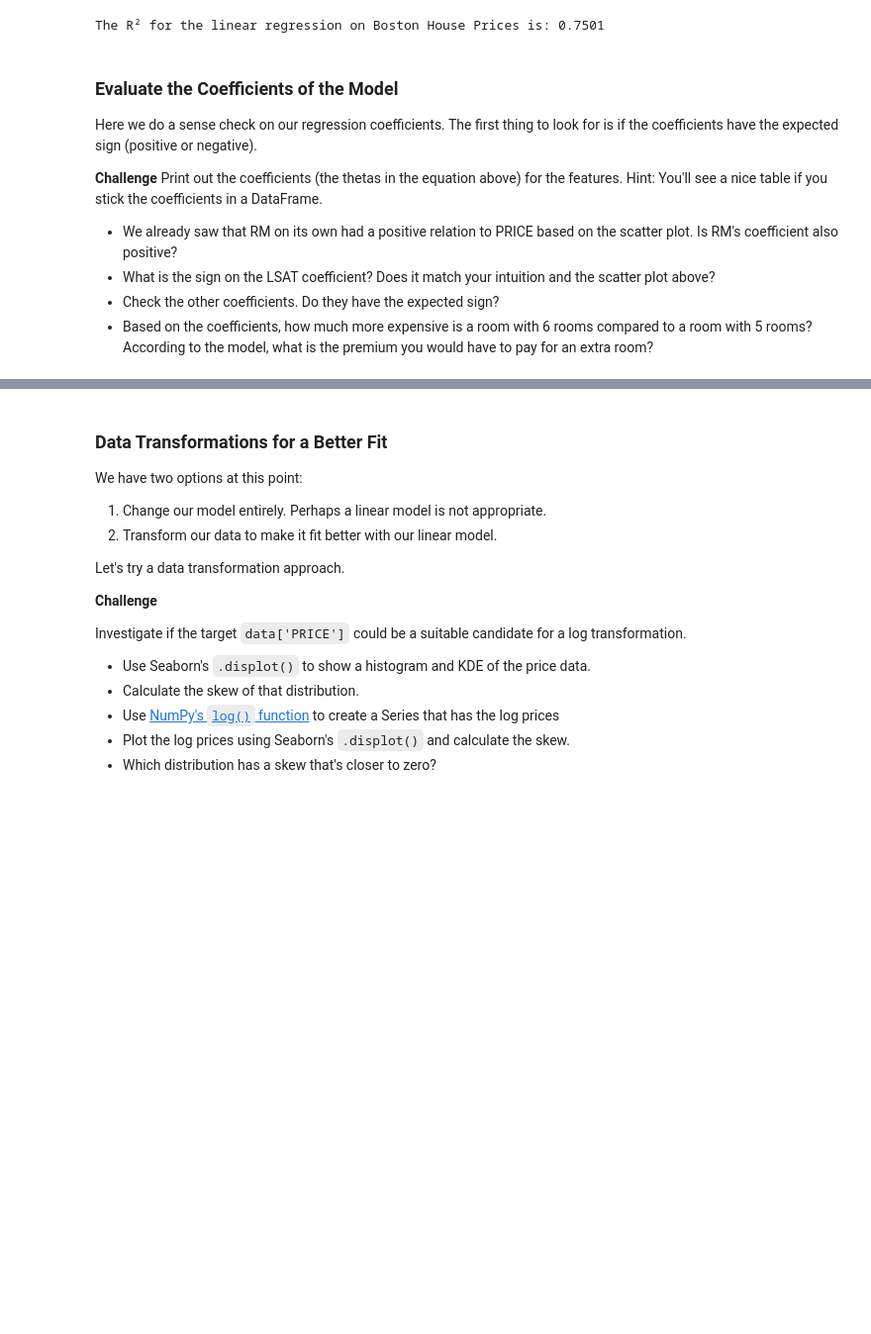
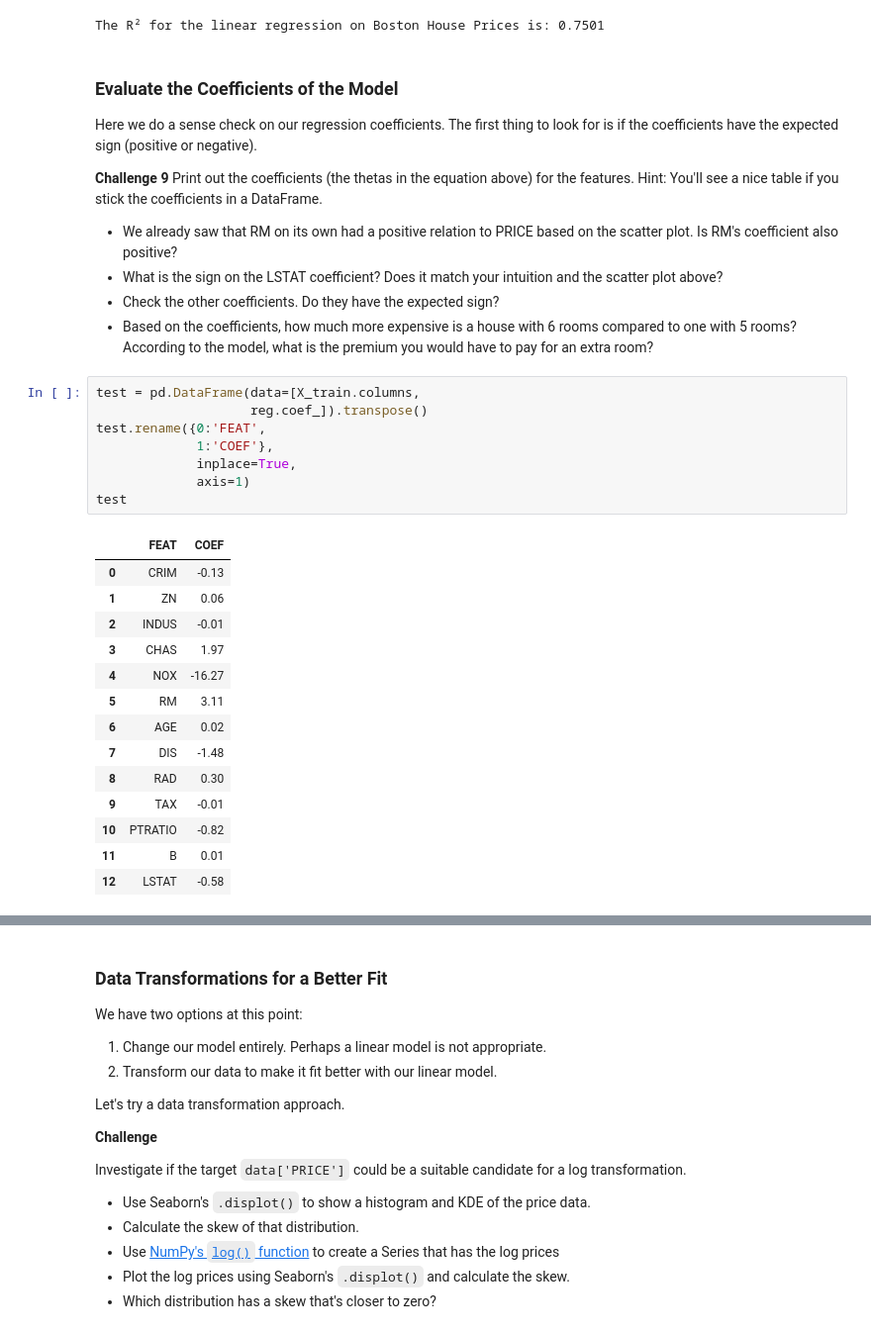
Before and after one commit to ahpmatias/capstone-boston-house-prices, a Jupyter notebook: Multivariable_Regression_and_Valuation_Model_(start).ipynb, the cells around one changed output, grey strips where cells are left out. Shown at 99% size. Cells and saved outputs as stored; diff of their text form; blank space fills up the shorter version.

Commit message:
Finish challenge 9.

```diff
--- a/Multivariable_Regression_and_Valuation_Model_(start).ipynb
+++ b/Multivariable_Regression_and_Valuation_Model_(start).ipynb
@@ -405,12 +405,35 @@ The R² for the linear regression on Boston House Prices is: 0.7501
 
 Here we do a sense check on our regression coefficients. The first thing to look for is if the coefficients have the expected sign (positive or negative).
 
-**Challenge** Print out the coefficients (the thetas in the equation above) for the features. Hint: You'll see a nice table if you stick the coefficients in a DataFrame.
+**Challenge 9** Print out the coefficients (the thetas in the equation above) for the features. Hint: You'll see a nice table if you stick the coefficients in a DataFrame.
 
 * We already saw that RM on its own had a positive relation to PRICE based on the scatter plot. Is RM's coefficient also positive?
-* What is the sign on the LSAT coefficient? Does it match your intuition and the scatter plot above?
+* What is the sign on the LSTAT coefficient? Does it match your intuition and the scatter plot above?
 * Check the other coefficients. Do they have the expected sign?
-* Based on the coefficients, how much more expensive is a room with 6 rooms compared to a room with 5 rooms? According to the model, what is the premium you would have to pay for an extra room?
+* Based on the coefficients, how much more expensive is a house with 6 rooms compared to one with 5 rooms? According to the model, what is the premium you would have to pay for an extra room?
+# %%
+test = pd.DataFrame(data=[X_train.columns,
+                    reg.coef_]).transpose()
+test.rename({0:'FEAT',
+             1:'COEF'},
+             inplace=True,
+             axis=1)
+test
+# %% [output]
+|  | FEAT | COEF |
+| 0 | CRIM | -0.13 |
+| 1 | ZN | 0.06 |
+| 2 | INDUS | -0.01 |
+| 3 | CHAS | 1.97 |
+| 4 | NOX | -16.27 |
+| 5 | RM | 3.11 |
+| 6 | AGE | 0.02 |
+| 7 | DIS | -1.48 |
+| 8 | RAD | 0.30 |
+| 9 | TAX | -0.01 |
+| 10 | PTRATIO | -0.82 |
+| 11 | B | 0.01 |
+| 12 | LSTAT | -0.58 |
 # %% [markdown]
 ### Analyse the Estimated Values & Regression Residuals
 
```
Also changed, not shown: parts of 1 cell of this notebook.
